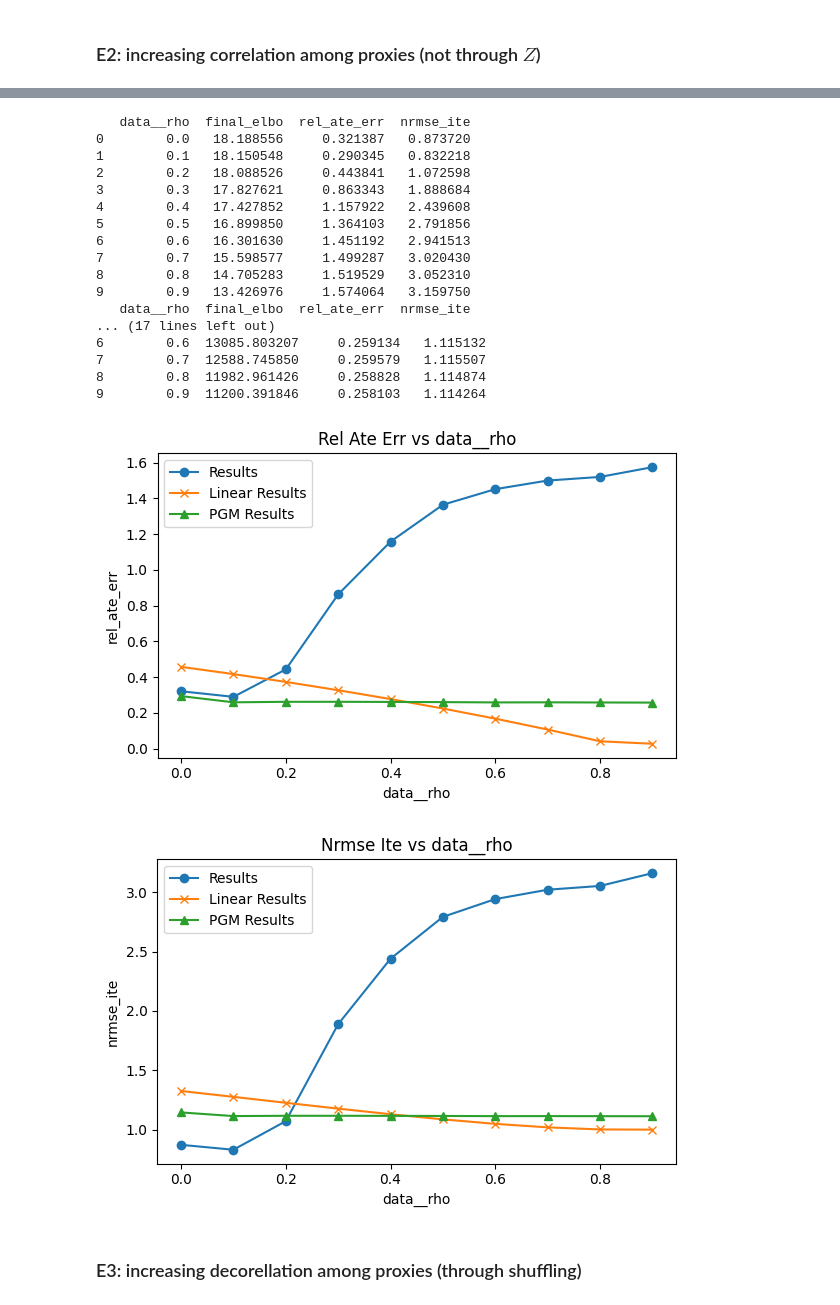
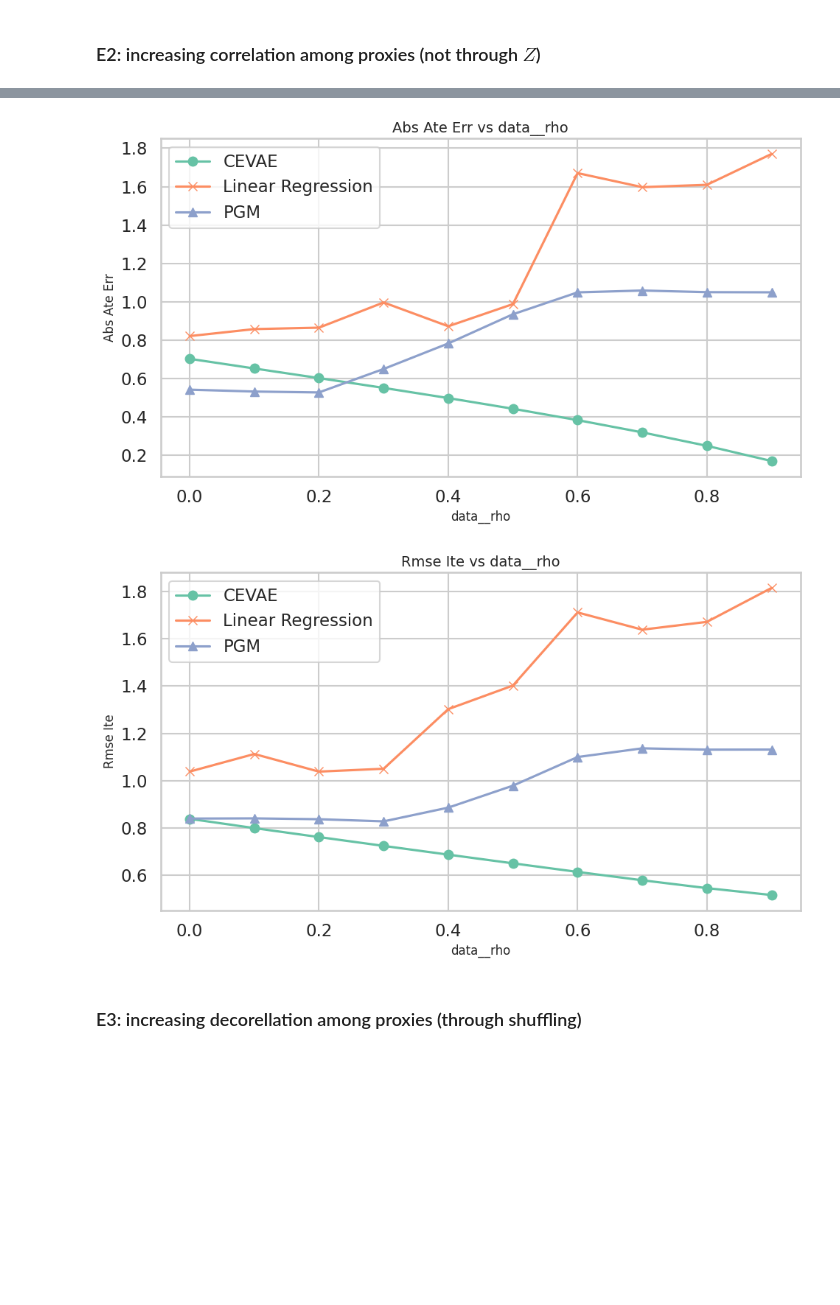
Before and after one commit to christianfaccio/causal_machine_learning, a Jupyter notebook: src/causal_effect_inference.ipynb, the cells around one changed output, grey strips where cells are left out. Saved outputs shown, nothing was run; the diff lists cells and outputs as text; code cells hidden in the pictures; blank space fills up the shorter version.

Commit message:
update experiments

```diff
--- a/src/causal_effect_inference.ipynb
+++ b/src/causal_effect_inference.ipynb
@@ -769,24 +751,33 @@ param_grid = {
     "data__rho": np.linspace(0.0, 0.9, 10),
 }
 
-corr_pgm = run_experiment(
+results_pgm = run_experiment(
     param_grid   = param_grid,
-    data_fn      = synthetic_dataset_non_linear,
+    data_fn      = data_gen_fn,
+    data_kwargs = data_defaults,
     model_cls    = PyroLinearProxyModel,
+    model_kwargs  = {},
+    fit_kwargs   = pgm_fit_defaults,
     metrics_fns  = metrics,
-    data_kwargs = data_defaults_non_lin,
+)
+
+results_cevae = run_experiment(
+    param_grid,
+    data_fn=data_gen_fn,
+    data_kwargs=data_defaults,
+    model_cls=CEVAE,
+    model_kwargs=model_defaults,
+    fit_kwargs=fit_defaults,
+    metrics_fns=metrics,
+)
+
+results_lr = run_experiment(
+    param_grid   = param_grid,
+    data_fn      = data_gen_fn,
+    data_kwargs = data_defaults,
+    model_cls    = LinearModel,
+    metrics_fns  = metrics,
     model_kwargs  = {},
     fit_kwargs   = {},
 )
-
-# run the experiment
-corr = run_experiment(
-    param_grid,
-    data_fn=synthetic_dataset_non_linear,
-    model_cls=CEVAE,
-    metrics_fns=metrics,
-    data_kwargs=data_defaults_non_lin,
-    model_kwargs=model_defaults,
-    fit_kwargs=fit_defaults,
-)
 # %% [output]
@@ -822,28 +818,8 @@ corr_baseline = run_experiment(
 # %%
-print(corr)
-print(corr_baseline)
-print(corr_pgm)
-plot_three_experiment_results(corr, corr_baseline,corr_pgm, x_param="data__rho")
+plot_three_experiment_results(results_lr, results_cevae,results_pgm, x_param="data__rho")
 # %% [output]
-   data__rho  final_elbo  rel_ate_err  nrmse_ite
-0        0.0   18.188556     0.321387   0.873720
-1        0.1   18.150548     0.290345   0.832218
-2        0.2   18.088526     0.443841   1.072598
-3        0.3   17.827621     0.863343   1.888684
-4        0.4   17.427852     1.157922   2.439608
-5        0.5   16.899850     1.364103   2.791856
-6        0.6   16.301630     1.451192   2.941513
-7        0.7   15.598577     1.499287   3.020430
-8        0.8   14.705283     1.519529   3.052310
-9        0.9   13.426976     1.574064   3.159750
-   data__rho  final_elbo  rel_ate_err  nrmse_ite
-... (17 lines left out)
-6        0.6  13085.803207     0.259134   1.115132
-7        0.7  12588.745850     0.259579   1.115507
-8        0.8  11982.961426     0.258828   1.114874
-9        0.9  11200.391846     0.258103   1.114264
-[figure, old version]
+[figure, new version]
-[figure, old version]
+[figure, new version]
 # %% [markdown]
 ### E3: increasing decorellation among proxies (through shuffling)
 # %%
```
Also changed, not shown: parts of 47 cells of this notebook, 4 other files.
